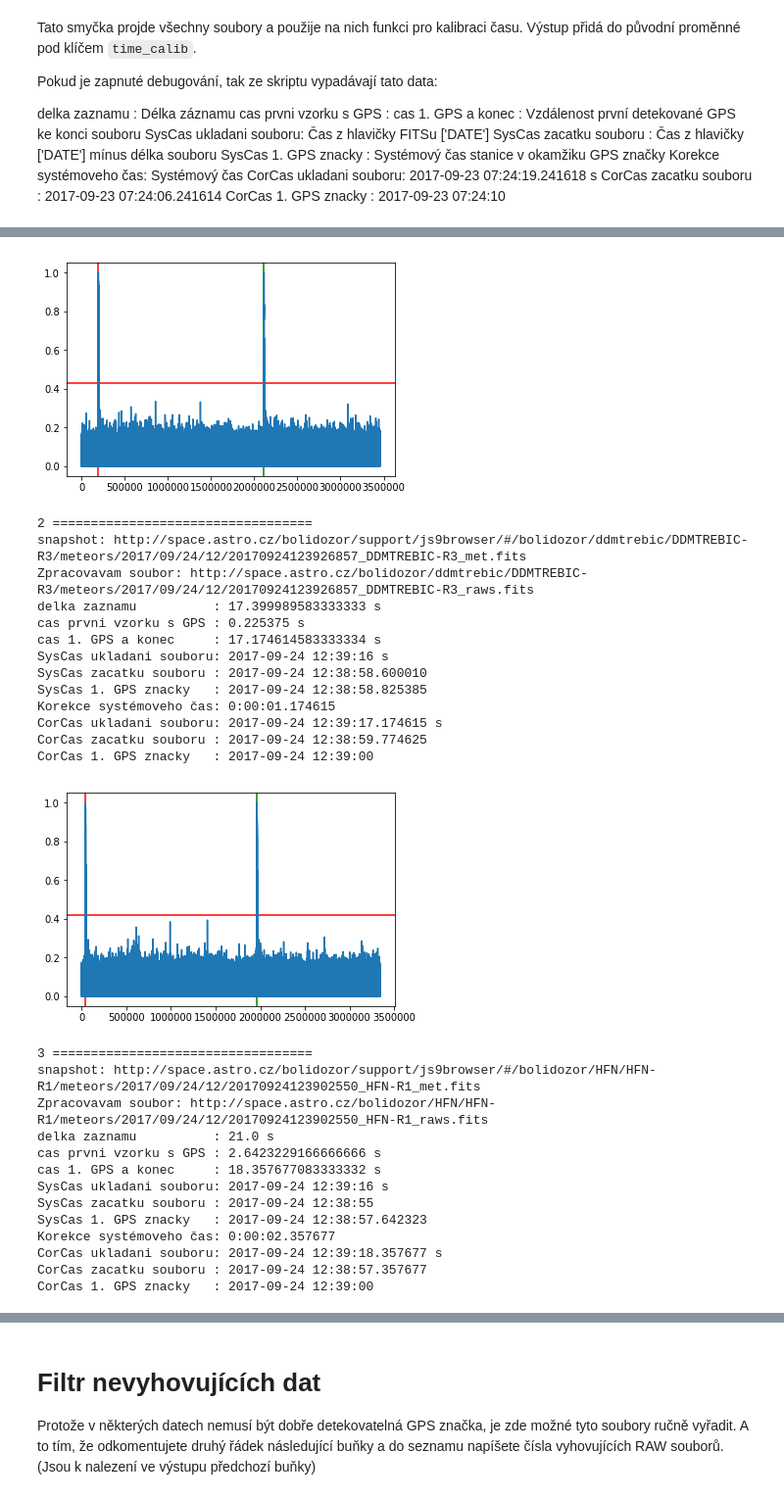
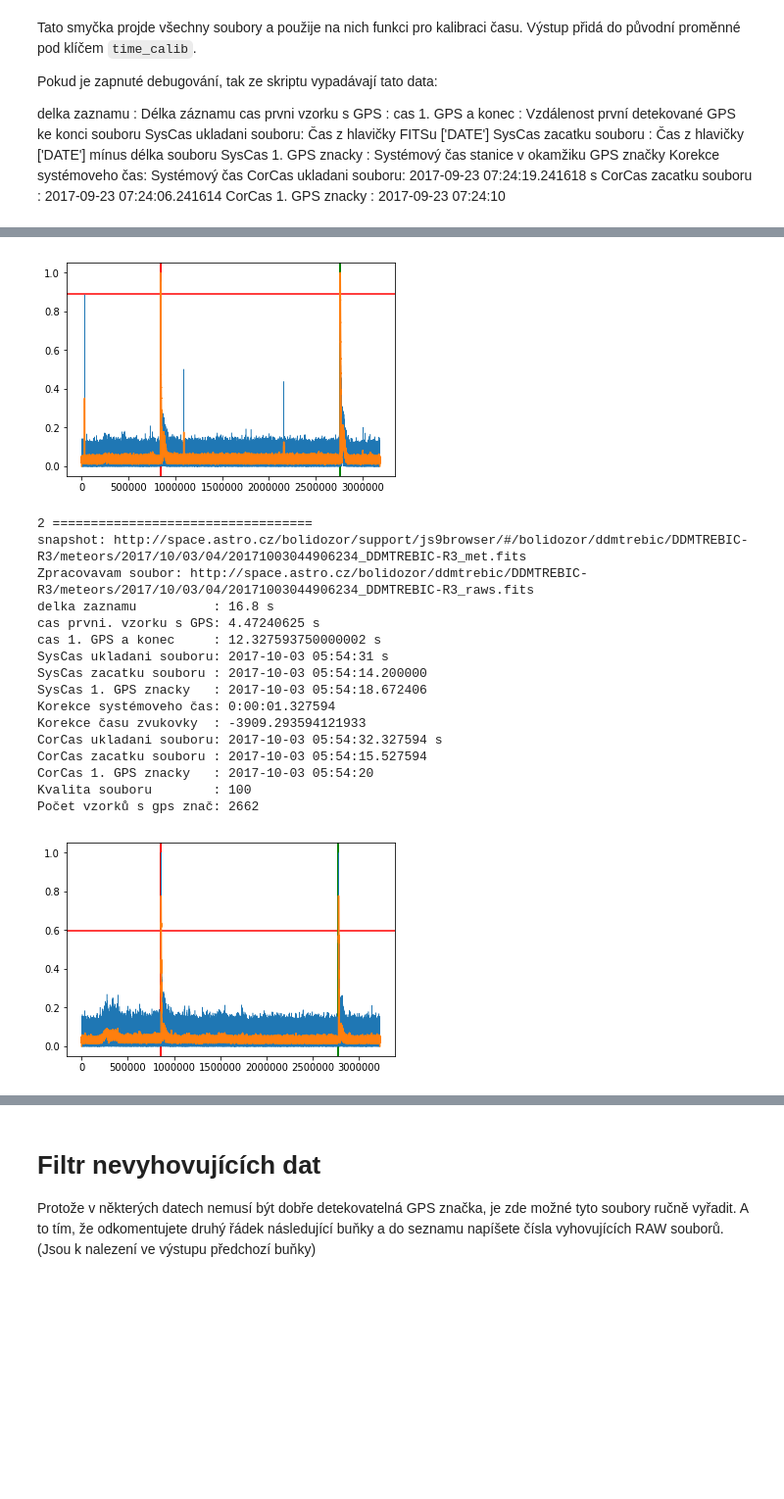
Before and after one commit to bolidozor/MeteorDataAnalyser, a Jupyter notebook: iPython/MLABvo/Get_multibolid_data.ipynb, the cells around one changed output, grey strips where cells are left out. Shown at 98% size. Cells and saved outputs as stored; diff of their text form; code cells hidden in the pictures; blank space fills up the shorter version.

Commit message:
Meteor examples

````diff
--- a/iPython/MLABvo/Get_multibolid_data.ipynb
+++ b/iPython/MLABvo/Get_multibolid_data.ipynb
@@ -21,7 +23,7 @@ import dateutil.parser
 
 Funkce ```Bolidozor.getMultibolid``` jako jediný parametr bere id skupiny, které lze zjistit například zde: http://rtbolidozor.astro.cz/multibolid/
 # %%
-multibolid_id = 1491524
+multibolid_id = 1595904
 # %%
 bz = Bolidozor()
 bolids = bz.getMultibolid(id=multibolid_id)
@@ -118,3 +66,18 @@ def timeCalibration(raw_file, sigma = 10, debug = True):
+# %%
+def getMeteorAround(station, time, distance = datetime.timedelta(minutes=600)):
+    try:
+        b = Bolidozor(debug = False)
+        print(station, b.setStation(station))
+
+        meteors = b.getMeteor(date_from=time-distance, date_to=time+distance, min_duration=1).result
+        #if len(meteors) > 0:
+            #for met in meteors:
+            #    print(met['url_file_raw'], met['duration'], met['obstime'])
+
+        return meteors
+    except Exception as e:
+        print('getMeteorAround', e)
+        return False
 # %% [markdown]
 Tato smyčka projde všechny soubory a použije na nich funkci pro kalibraci času. Výstup přidá do původní proměnné pod klíčem ```time_calib```.
 
@@ -133,8 +240,11 @@ CorCas 1. GPS znacky   : 2017-09-23 07:24:10
 # %%
 
 for i, bolid in enumerate(bolids.result):
-    print(i,"==================================")
-    print("snapshot:", bolid['url_file_js9'])
-    bolids.result[i]['time_calib']=timeCalibration(bolid['url_file_raw'])
+    try:
+        print(i,"==================================")
+        print("snapshot:", bolid['url_file_js9'])
+        bolids.result[i]['time_calib']=timeCalibration(bolid['url_file_raw'], bolid['station_name'])
+    except Exception as e:
+        print("for bolids.result:", e)
 # %% [output]
 0 ==================================
@@ -167,28 +283,18 @@ CorCas 1. GPS znacky   : 2017-09-24 12:39:00
-[figure, old version]
+[figure, new version]
 2 ==================================
-snapshot: http://space.astro.cz/bolidozor/support/js9browser/#/bolidozor/ddmtrebic/DDMTREBIC-R3/meteors/2017/09/24/12/20170924123926857_DDMTREBIC-R3_met.fits
-Zpracovavam soubor: http://space.astro.cz/bolidozor/ddmtrebic/DDMTREBIC-R3/meteors/2017/09/24/12/20170924123926857_DDMTREBIC-R3_raws.fits
-delka zaznamu          : 17.399989583333333 s
-cas prvni vzorku s GPS : 0.225375 s
-cas 1. GPS a konec     : 17.174614583333334 s
-SysCas ukladani souboru: 2017-09-24 12:39:16 s
-SysCas zacatku souboru : 2017-09-24 12:38:58.600010
-SysCas 1. GPS znacky   : 2017-09-24 12:38:58.825385
-Korekce systémoveho čas: 0:00:01.174615
-CorCas ukladani souboru: 2017-09-24 12:39:17.174615 s
-CorCas zacatku souboru : 2017-09-24 12:38:59.774625
-CorCas 1. GPS znacky   : 2017-09-24 12:39:00
+snapshot: http://space.astro.cz/bolidozor/support/js9browser/#/bolidozor/ddmtrebic/DDMTREBIC-R3/meteors/2017/10/03/04/20171003044906234_DDMTREBIC-R3_met.fits
+Zpracovavam soubor: http://space.astro.cz/bolidozor/ddmtrebic/DDMTREBIC-R3/meteors/2017/10/03/04/20171003044906234_DDMTREBIC-R3_raws.fits
+delka zaznamu          : 16.8 s
+cas prvni. vzorku s GPS: 4.47240625 s
+cas 1. GPS a konec     : 12.327593750000002 s
+SysCas ukladani souboru: 2017-10-03 05:54:31 s
+SysCas zacatku souboru : 2017-10-03 05:54:14.200000
+SysCas 1. GPS znacky   : 2017-10-03 05:54:18.672406
+Korekce systémoveho čas: 0:00:01.327594
+Korekce času zvukovky  : -3909.293594121933
+CorCas ukladani souboru: 2017-10-03 05:54:32.327594 s
+CorCas zacatku souboru : 2017-10-03 05:54:15.527594
+CorCas 1. GPS znacky   : 2017-10-03 05:54:20
+Kvalita souboru        : 100
+Počet vzorků s gps znač: 2662
-[figure, old version]
+[figure, new version]
-3 ==================================
-snapshot: http://space.astro.cz/bolidozor/support/js9browser/#/bolidozor/HFN/HFN-R1/meteors/2017/09/24/12/20170924123902550_HFN-R1_met.fits
-Zpracovavam soubor: http://space.astro.cz/bolidozor/HFN/HFN-R1/meteors/2017/09/24/12/20170924123902550_HFN-R1_raws.fits
-delka zaznamu          : 21.0 s
-cas prvni vzorku s GPS : 2.6423229166666666 s
-cas 1. GPS a konec     : 18.357677083333332 s
-SysCas ukladani souboru: 2017-09-24 12:39:16 s
-SysCas zacatku souboru : 2017-09-24 12:38:55
-SysCas 1. GPS znacky   : 2017-09-24 12:38:57.642323
-Korekce systémoveho čas: 0:00:02.357677
-CorCas ukladani souboru: 2017-09-24 12:39:18.357677 s
-CorCas zacatku souboru : 2017-09-24 12:38:57.357677
-CorCas 1. GPS znacky   : 2017-09-24 12:39:00
````
Also changed, not shown: parts of 17 cells of this notebook, 16 other files.
